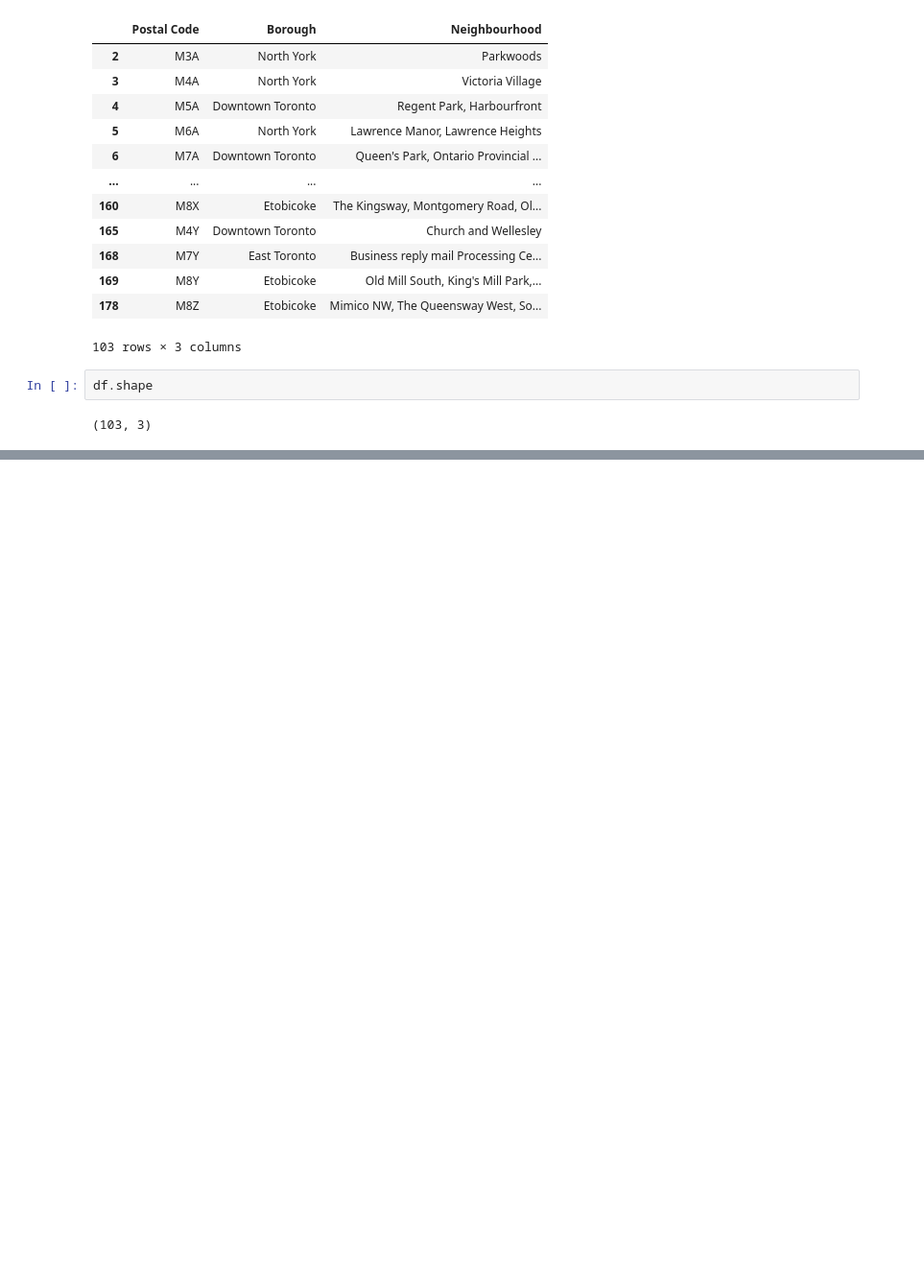
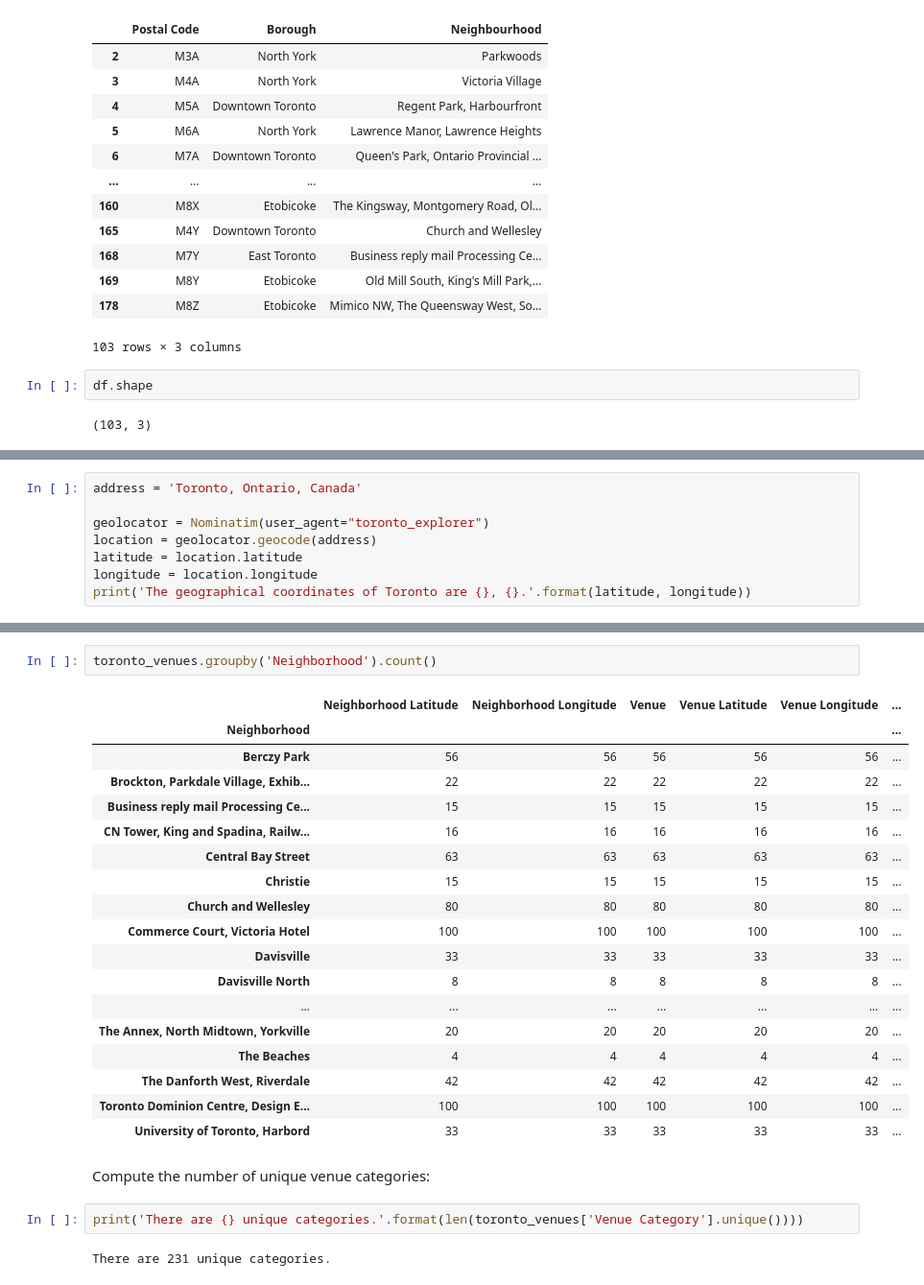
Before and after one commit to tvandenboom/Coursera_Capstone, a Jupyter notebook: torontoneighborhoods.ipynb, the cells around one changed output, grey strips where cells are left out. Shown: that part at 96% size. Saved outputs shown, nothing was run; the diff lists cells and outputs as text; blank space fills up the shorter version.

```diff
--- a/torontoneighborhoods.ipynb
+++ b/torontoneighborhoods.ipynb
@@ -119,0 +262,8 @@ df.shape
+# %%
+address = 'Toronto, Ontario, Canada'
+
+geolocator = Nominatim(user_agent="toronto_explorer")
+location = geolocator.geocode(address)
+latitude = location.latitude
+longitude = location.longitude
+print('The geographical coordinates of Toronto are {}, {}.'.format(latitude, longitude))
@@ -119,0 +389,27 @@ df.shape
+# %%
+toronto_venues.groupby('Neighborhood').count()
+# %% [output]
+|  | Neighborhood Latitude | Neighborhood Longitude | Venue | Venue Latitude | Venue Longitude | ... |
+| Neighborhood |  |  |  |  |  | ... |
+| Berczy Park | 56 | 56 | 56 | 56 | 56 | ... |
+| Brockton, Parkdale Village, Exhib... | 22 | 22 | 22 | 22 | 22 | ... |
+| Business reply mail Processing Ce... | 15 | 15 | 15 | 15 | 15 | ... |
+| CN Tower, King and Spadina, Railw... | 16 | 16 | 16 | 16 | 16 | ... |
+| Central Bay Street | 63 | 63 | 63 | 63 | 63 | ... |
+| Christie | 15 | 15 | 15 | 15 | 15 | ... |
+| Church and Wellesley | 80 | 80 | 80 | 80 | 80 | ... |
+| Commerce Court, Victoria Hotel | 100 | 100 | 100 | 100 | 100 | ... |
+| Davisville | 33 | 33 | 33 | 33 | 33 | ... |
+| Davisville North | 8 | 8 | 8 | 8 | 8 | ... |
+| ... | ... | ... | ... | ... | ... | ... |
+| The Annex, North Midtown, Yorkville | 20 | 20 | 20 | 20 | 20 | ... |
+| The Beaches | 4 | 4 | 4 | 4 | 4 | ... |
+| The Danforth West, Riverdale | 42 | 42 | 42 | 42 | 42 | ... |
+| Toronto Dominion Centre, Design E... | 100 | 100 | 100 | 100 | 100 | ... |
+| University of Toronto, Harbord | 33 | 33 | 33 | 33 | 33 | ... |
+# %% [markdown]
+Compute the number of unique venue categories:
+# %%
+print('There are {} unique categories.'.format(len(toronto_venues['Venue Category'].unique())))
+# %% [output]
+There are 231 unique categories.
```
Also changed, not shown: parts of 44 cells of this notebook.
